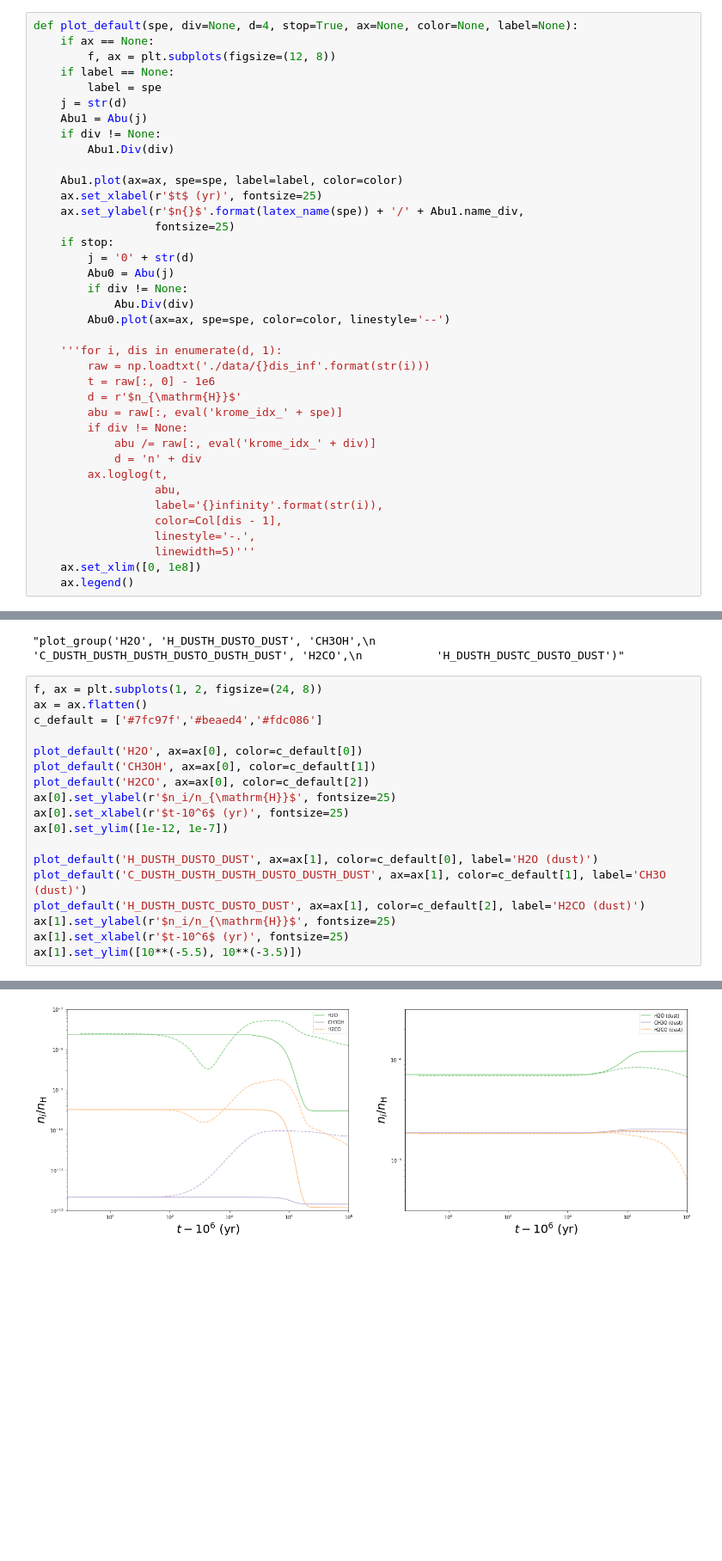
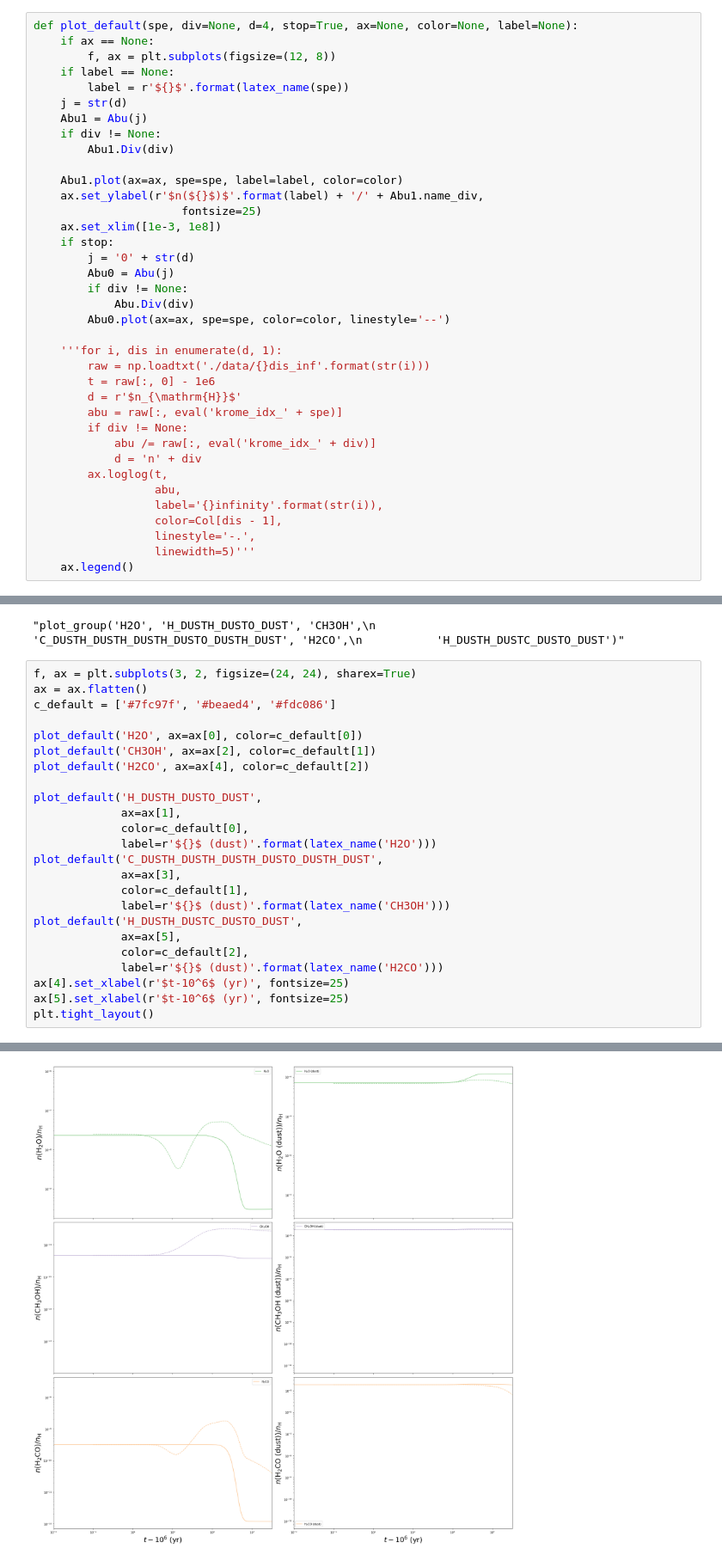
Before and after one commit to slowdivePTG/X-ray-chemistry, a Jupyter notebook: KROME/AGN_pc/AGN_plot.ipynb, the cells around one changed output, grey strips where cells are left out. Shown at 86% size. Saved outputs shown, nothing was run; the diff lists cells and outputs as text; blank space fills up the shorter version.

Commit message:
Default Model v0.1

```diff
--- a/KROME/AGN_pc/AGN_plot.ipynb
+++ b/KROME/AGN_pc/AGN_plot.ipynb
@@ -9,16 +9,16 @@ def plot_default(spe, div=None, d=4, stop=True, ax=None, color=None, label=None)
     if ax == None:
         f, ax = plt.subplots(figsize=(12, 8))
     if label == None:
-        label = spe
+        label = r'${}$'.format(latex_name(spe))
     j = str(d)
     Abu1 = Abu(j)
     if div != None:
         Abu1.Div(div)
 
     Abu1.plot(ax=ax, spe=spe, label=label, color=color)
-    ax.set_xlabel(r'$t$ (yr)', fontsize=25)
-    ax.set_ylabel(r'$n{}$'.format(latex_name(spe)) + '/' + Abu1.name_div,
-                  fontsize=25)
+    ax.set_ylabel(r'$n(${}$)$'.format(label) + '/' + Abu1.name_div,
+                      fontsize=25)
+    ax.set_xlim([1e-3, 1e8])
     if stop:
         j = '0' + str(d)
         Abu0 = Abu(j)
@@ -40,7 +40,6 @@ def plot_default(spe, div=None, d=4, stop=True, ax=None, color=None, label=None)
                   color=Col[dis - 1],
                   linestyle='-.',
                   linewidth=5)'''
-    ax.set_xlim([0, 1e8])
     ax.legend()
 # %%
 def plot_dis(spe, div=None, d=[], stop=True, ax=None):
@@ -155,21 +154,27 @@ def plot_group(*args):
 # %% [output]
 "plot_group('H2O', 'H_DUSTH_DUSTO_DUST', 'CH3OH',\n           'C_DUSTH_DUSTH_DUSTH_DUSTO_DUSTH_DUST', 'H2CO',\n           'H_DUSTH_DUSTC_DUSTO_DUST')"
 # %%
-f, ax = plt.subplots(1, 2, figsize=(24, 8))
+f, ax = plt.subplots(3, 2, figsize=(24, 24), sharex=True)
 ax = ax.flatten()
-c_default = ['#7fc97f','#beaed4','#fdc086']
+c_default = ['#7fc97f', '#beaed4', '#fdc086']
 
 plot_default('H2O', ax=ax[0], color=c_default[0])
-plot_default('CH3OH', ax=ax[0], color=c_default[1])
-plot_default('H2CO', ax=ax[0], color=c_default[2])
-ax[0].set_ylabel(r'$n_i/n_{\mathrm{H}}$', fontsize=25)
-ax[0].set_xlabel(r'$t-10^6$ (yr)', fontsize=25)
-ax[0].set_ylim([1e-12, 1e-7])
+plot_default('CH3OH', ax=ax[2], color=c_default[1])
+plot_default('H2CO', ax=ax[4], color=c_default[2])
 
-plot_default('H_DUSTH_DUSTO_DUST', ax=ax[1], color=c_default[0], label='H2O (dust)')
-plot_default('C_DUSTH_DUSTH_DUSTH_DUSTO_DUSTH_DUST', ax=ax[1], color=c_default[1], label='CH3O (dust)')
-plot_default('H_DUSTH_DUSTC_DUSTO_DUST', ax=ax[1], color=c_default[2], label='H2CO (dust)')
-ax[1].set_ylabel(r'$n_i/n_{\mathrm{H}}$', fontsize=25)
-ax[1].set_xlabel(r'$t-10^6$ (yr)', fontsize=25)
-ax[1].set_ylim([10**(-5.5), 10**(-3.5)])
+plot_default('H_DUSTH_DUSTO_DUST',
+             ax=ax[1],
+             color=c_default[0],
+             label=r'${}$ (dust)'.format(latex_name('H2O')))
+plot_default('C_DUSTH_DUSTH_DUSTH_DUSTO_DUSTH_DUST',
+             ax=ax[3],
+             color=c_default[1],
+             label=r'${}$ (dust)'.format(latex_name('CH3OH')))
+plot_default('H_DUSTH_DUSTC_DUSTO_DUST',
+             ax=ax[5],
+             color=c_default[2],
+             label=r'${}$ (dust)'.format(latex_name('H2CO')))
+ax[4].set_xlabel(r'$t-10^6$ (yr)', fontsize=25)
+ax[5].set_xlabel(r'$t-10^6$ (yr)', fontsize=25)
+plt.tight_layout()
 # %% [output]
@@ -178 +181 @@ Invalid limit will be ignored.
-[figure, old version]
+[figure, new version]
```
Also changed, not shown: parts of 2 cells of this notebook, 1 other file.
